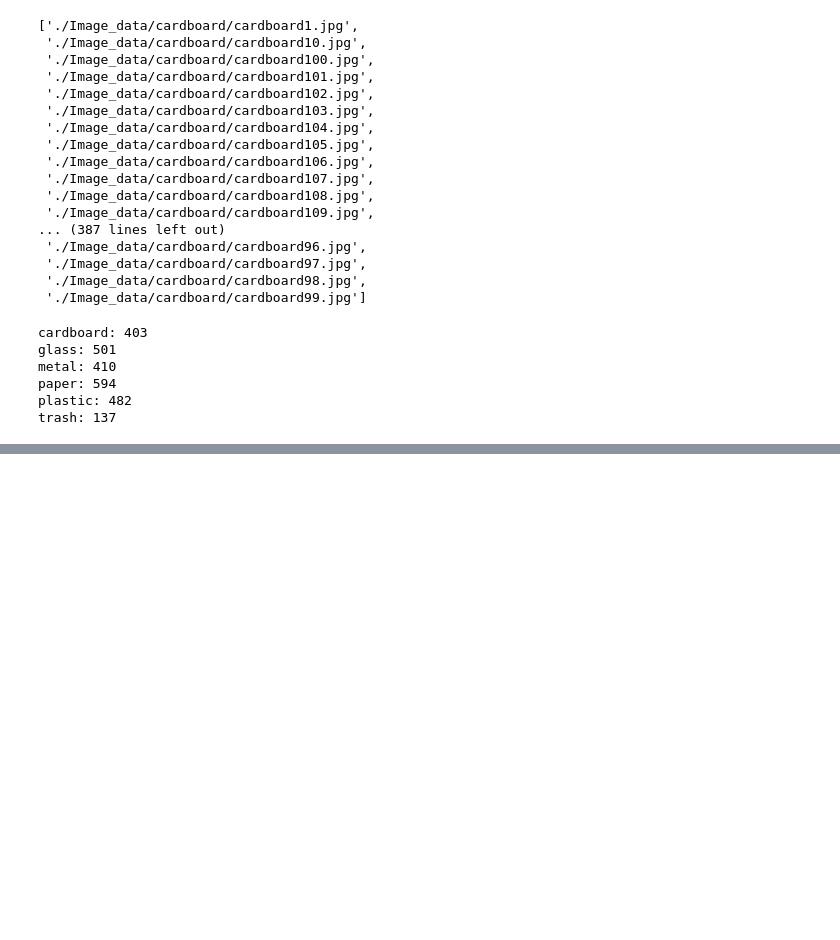
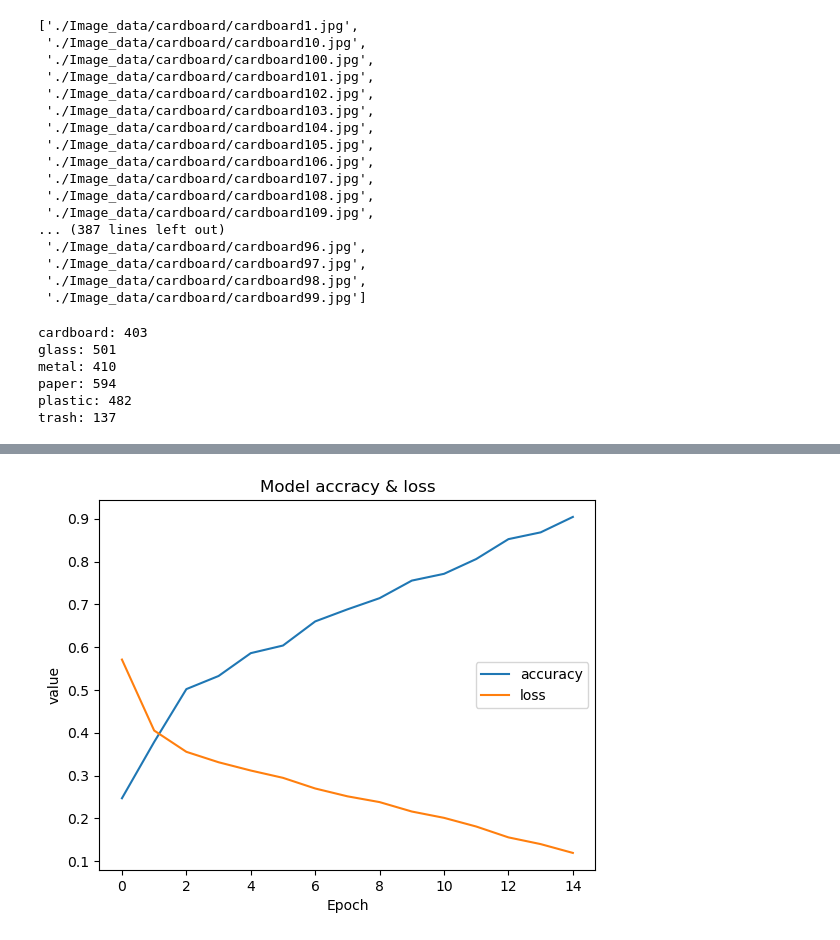
Before and after one commit to abcicecream/homewrork_incomplete, a Jupyter notebook: 딥러닝 과제.ipynb, the cells around one changed output, grey strips where cells are left out. Cells and saved outputs as stored; diff of their text form; code cells hidden in the pictures; blank space fills up the shorter version.

```diff
--- a/딥러닝 과제.ipynb
+++ b/딥러닝 과제.ipynb
@@ -90,0 +125,17 @@ NameError: name 'load_data' is not defined
+# %%
+model.compile(loss='binary_crossentropy', optimizer=Adam(learning_rate=0.001),metrics=['accuracy'])
+# %%
+# 이미지 값을 0~1 사이로 제한
+train_datagen = ImageDataGenerator(
+        rescale=1/255,
+        validation_split=0.2
+)
+# %%
+# Train set
+train_generator = train_datagen.flow_from_directory(
+    './Image_data/',
+    target_size=(512,384), # 해상도 조절
+    batch_size=128, # 배치 크기
+    class_mode='categorical', #분류 방법
+    subset='training'
+)
@@ -90,0 +159,7 @@ NameError: name 'load_data' is not defined
+# %%
+# 모델 학습
+history = model.fit(
+    train_generator,
+    epochs=15,
+    verbose=1
+)
@@ -91,2 +184,11 @@ NameError: name 'load_data' is not defined
 # %%
-a = './Image
+# 모델 평가
+plt.plot(history.history['accuracy'])
+plt.plot(history.history['loss'])
+plt.title('Model accracy & loss')
+plt.xlabel('Epoch')
+plt.ylabel('value')
+plt.legend(['accuracy', 'loss'], loc='center right')
+plt.show()
+# %% [output]
+[figure, added]
```
Also changed, not shown: parts of 11 cells of this notebook.
